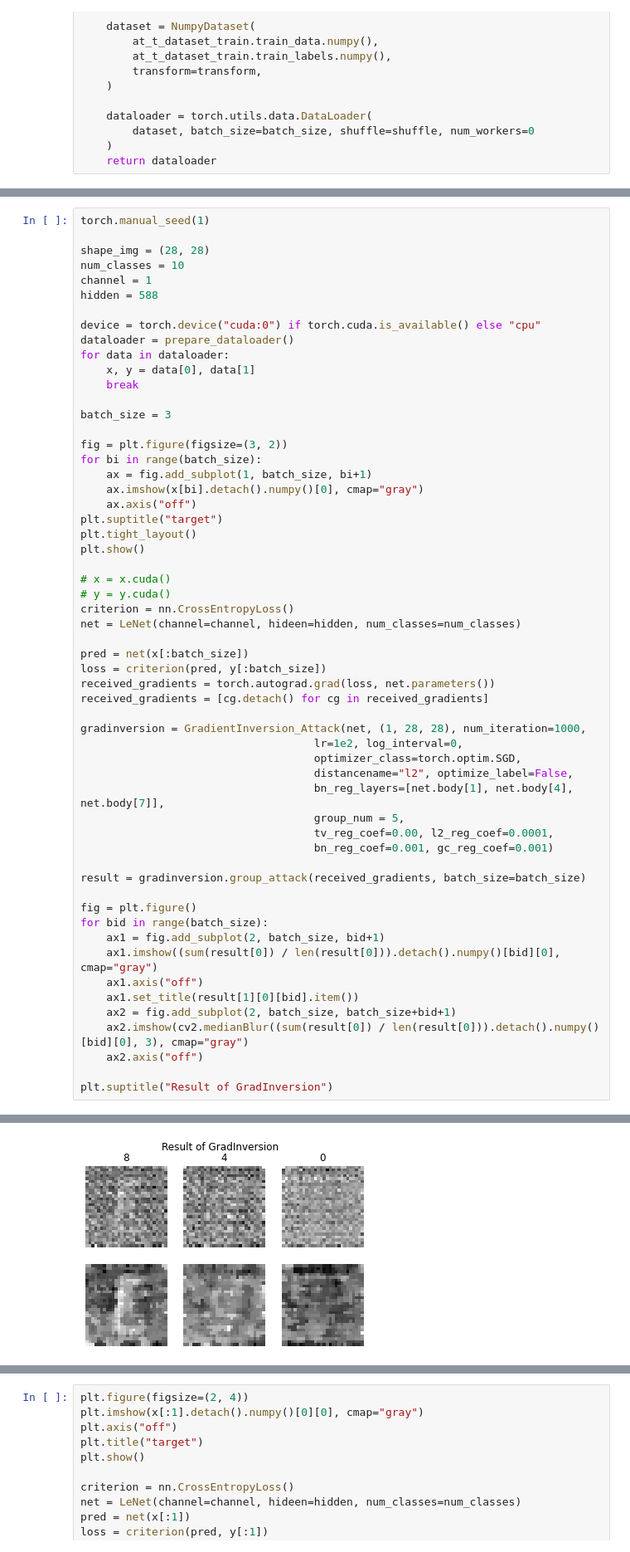
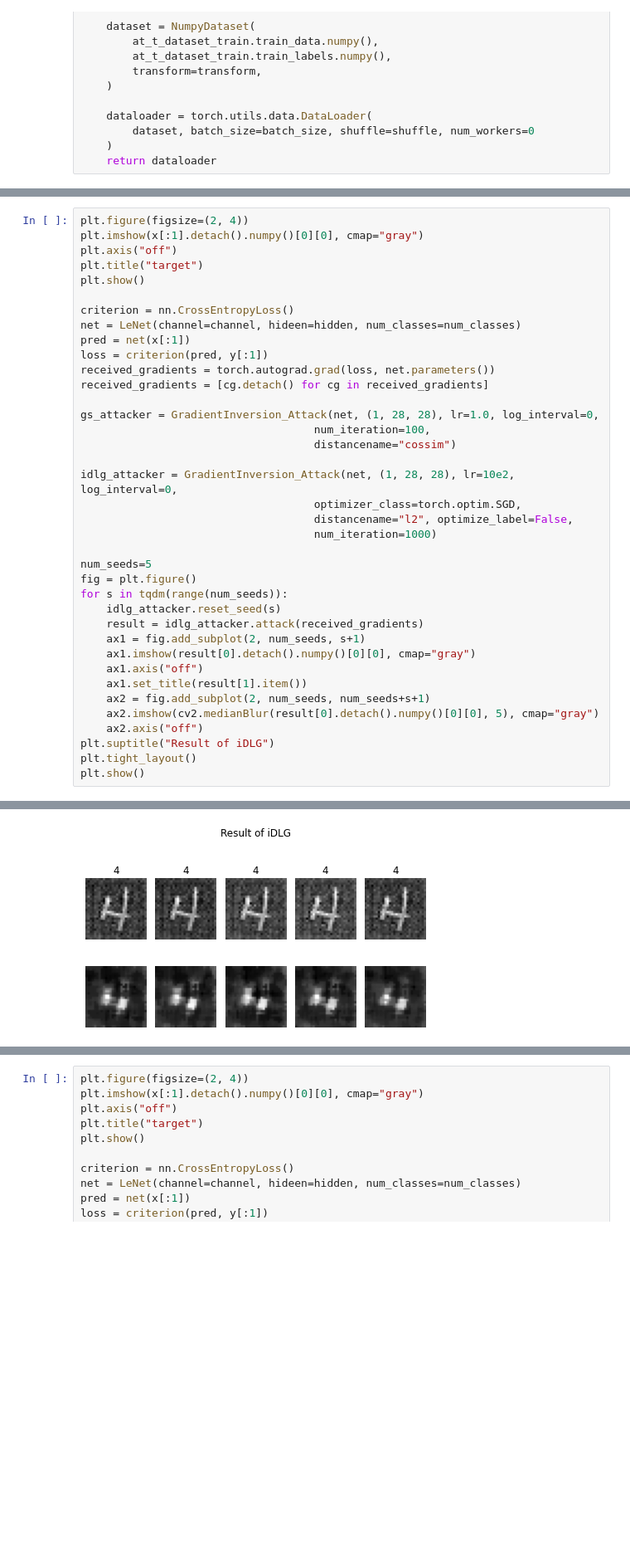
Before and after one commit to hiepvo01/GANs, a Jupyter notebook: GradientInversion/gradientInversion.ipynb, the cells around one changed output, grey strips where cells are left out. Shown: that part at 83% size. Cells and saved outputs as stored; diff of their text form; blank space fills up the shorter version.

```diff
--- a/GradientInversion/gradientInversion.ipynb
+++ b/GradientInversion/gradientInversion.ipynb
@@ -64,58 +161,39 @@ def prepare_dataloader(path="MNIST/.", batch_size = 64, shuffle=True):
 # %%
-torch.manual_seed(1)
-
-shape_img = (28, 28)
-num_classes = 10
-channel = 1
-hidden = 588
-
-device = torch.device("cuda:0") if torch.cuda.is_available() else "cpu"
-dataloader = prepare_dataloader()
-for data in dataloader:
-    x, y = data[0], data[1]
-    break
-
-batch_size = 3
-
-fig = plt.figure(figsize=(3, 2))
-for bi in range(batch_size):
-    ax = fig.add_subplot(1, batch_size, bi+1)
-    ax.imshow(x[bi].detach().numpy()[0], cmap="gray")
-    ax.axis("off")
-plt.suptitle("target")
-plt.tight_layout()
+plt.figure(figsize=(2, 4))
+plt.imshow(x[:1].detach().numpy()[0][0], cmap="gray")
+plt.axis("off")
+plt.title("target")
 plt.show()
 
-# x = x.cuda()
-# y = y.cuda()
 criterion = nn.CrossEntropyLoss()
 net = LeNet(channel=channel, hideen=hidden, num_classes=num_classes)
-
-pred = net(x[:batch_size])
-loss = criterion(pred, y[:batch_size])
+pred = net(x[:1])
+loss = criterion(pred, y[:1])
 received_gradients = torch.autograd.grad(loss, net.parameters())
 received_gradients = [cg.detach() for cg in received_gradients]
 
-gradinversion = GradientInversion_Attack(net, (1, 28, 28), num_iteration=1000,
-                                    lr=1e2, log_interval=0,
+gs_attacker = GradientInversion_Attack(net, (1, 28, 28), lr=1.0, log_interval=0,
+                                    num_iteration=100,
+                                    distancename="cossim")
+
+idlg_attacker = GradientInversion_Attack(net, (1, 28, 28), lr=10e2, log_interval=0,
                                     optimizer_class=torch.optim.SGD,
                                     distancename="l2", optimize_label=False,
-                                    bn_reg_layers=[net.body[1], net.body[4], net.body[7]],
-                                    group_num = 5,
-                                    tv_reg_coef=0.00, l2_reg_coef=0.0001,
-                                    bn_reg_coef=0.001, gc_reg_coef=0.001)
+                                    num_iteration=1000)
 
-result = gradinversion.group_attack(received_gradients, batch_size=batch_size)
-
+num_seeds=5
 fig = plt.figure()
-for bid in range(batch_size):
-    ax1 = fig.add_subplot(2, batch_size, bid+1)
-    ax1.imshow((sum(result[0]) / len(result[0])).detach().numpy()[bid][0], cmap="gray")
+for s in tqdm(range(num_seeds)):
+    idlg_attacker.reset_seed(s)
+    result = idlg_attacker.attack(received_gradients)
+    ax1 = fig.add_subplot(2, num_seeds, s+1)
+    ax1.imshow(result[0].detach().numpy()[0][0], cmap="gray")
     ax1.axis("off")
-    ax1.set_title(result[1][0][bid].item())
-    ax2 = fig.add_subplot(2, batch_size, batch_size+bid+1)
-    ax2.imshow(cv2.medianBlur((sum(result[0]) / len(result[0])).detach().numpy()[bid][0], 3), cmap="gray")
+    ax1.set_title(result[1].item())
+    ax2 = fig.add_subplot(2, num_seeds, num_seeds+s+1)
+    ax2.imshow(cv2.medianBlur(result[0].detach().numpy()[0][0], 5), cmap="gray")
     ax2.axis("off")
-
-plt.suptitle("Result of GradInversion")
+plt.suptitle("Result of iDLG")
+plt.tight_layout()
+plt.show()
 # %% [output]
@@ -124 +201 @@ Text(0.5, 0.98, 'Result of GradInversion')
-[figure, old version]
+[figure, new version]
```
Also changed, not shown: parts of 13 cells of this notebook, 4 other files.
